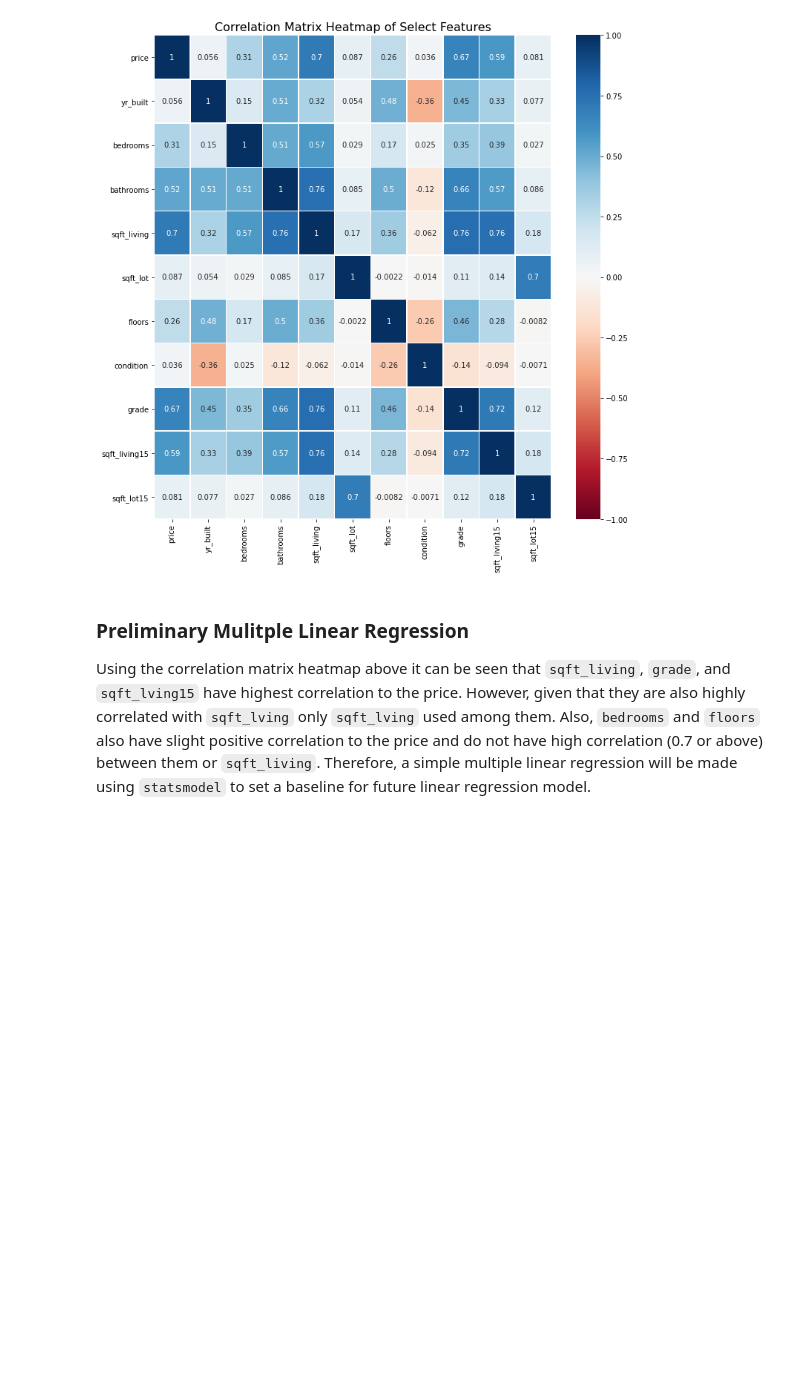
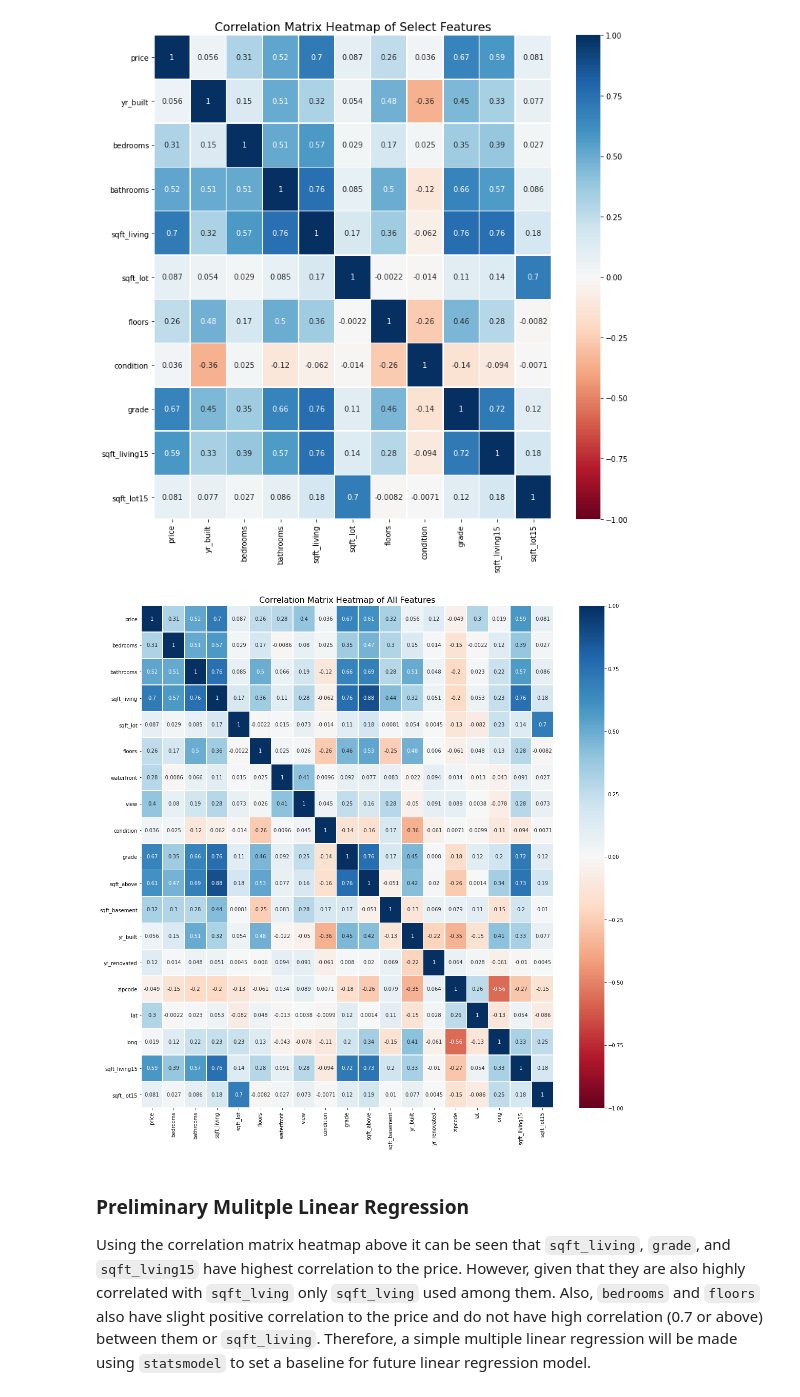
Before and after one commit to yunghanjeong/King_County_Housing_Price_Prediction, a Jupyter notebook: housing_price_prediction.ipynb, the cells around one changed output. Cells and saved outputs as stored; diff of their text form; code cells hidden in the pictures; blank space fills up the shorter version.

```diff
--- a/housing_price_prediction.ipynb
+++ b/housing_price_prediction.ipynb
@@ -160,6 +197,12 @@ sns.heatmap(kc_df[summary_features].corr(), annot=True, linewidths=.5, cmap="RdB
 plt.title("Correlation Matrix Heatmap of Select Features", size=16);
 # %% [output]
 [figure]
+# %%
+plt.subplots(figsize=(18,18))
+sns.heatmap(kc_df.iloc[:,1:].corr(), annot=True, linewidths=.5, cmap="RdBu", vmin = -1, vmax=1)
+plt.title("Correlation Matrix Heatmap of All Features", size=16);
+# %% [output]
+[figure, added]
 # %% [markdown]
 ### Preliminary Mulitple Linear Regression
 Using the correlation matrix heatmap above it can be seen that `sqft_living`, `grade`, and `sqft_lving15` have highest correlation to the price. However, given that they are also highly correlated with `sqft_lving` only `sqft_lving` used among them. Also, `bedrooms` and `floors` also have slight positive correlation to the price and do not have high correlation (0.7 or above) between them or `sqft_living`. Therefore, a simple multiple linear regression will be made using `statsmodel` to set a baseline for future linear regression model.
```
Also changed, not shown: parts of 5 cells of this notebook, 2 other files.
